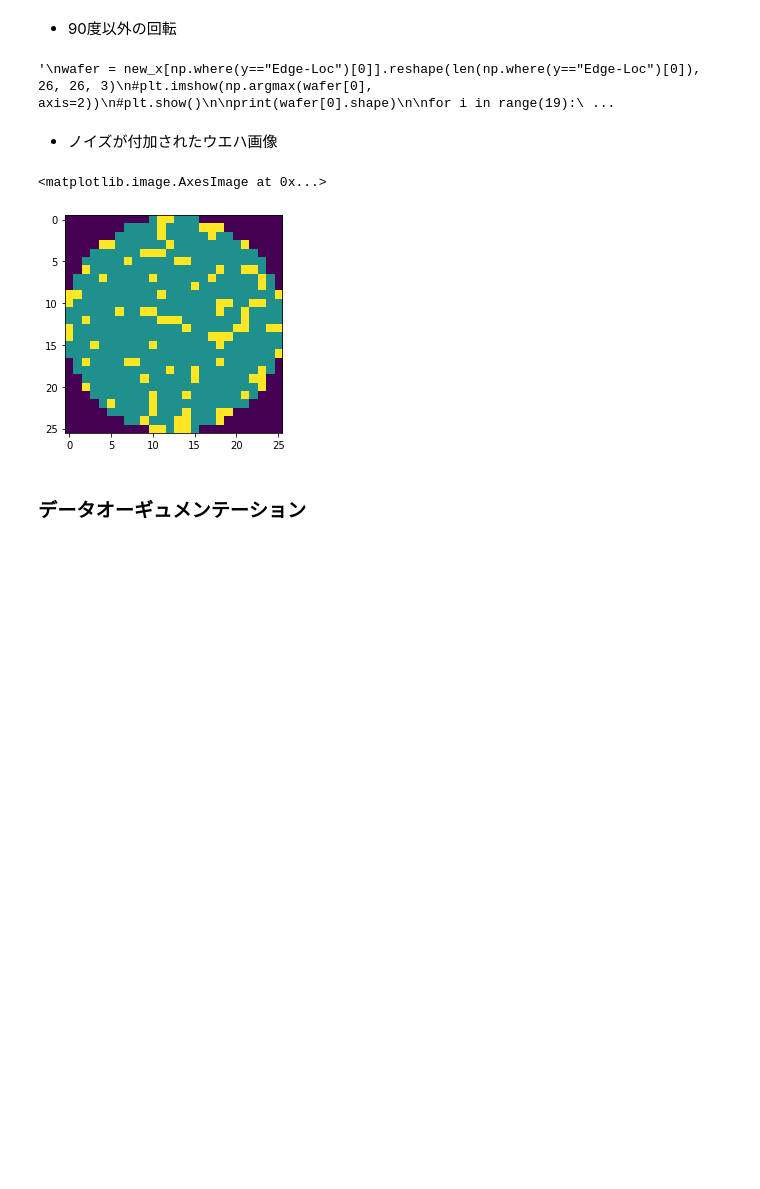
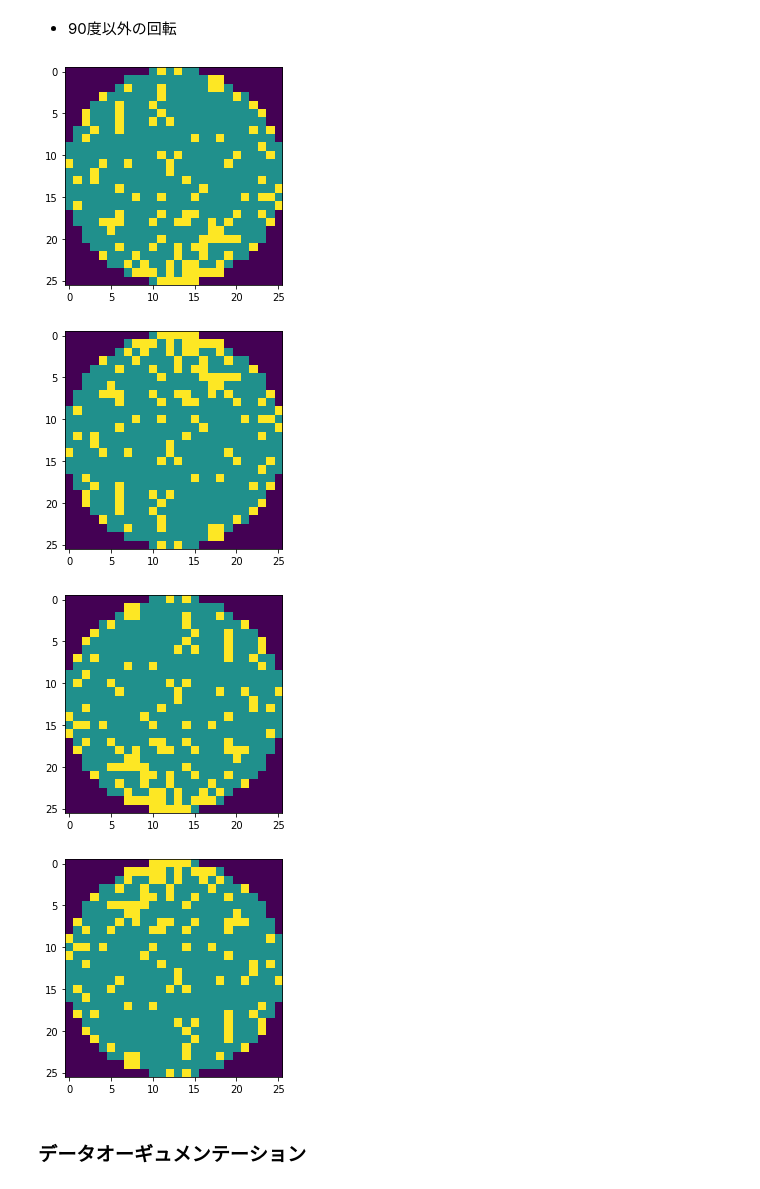
Before and after one commit to YukiOkazaki/wafermap, a Jupyter notebook: wafermap26x26_pre.ipynb, the cells around one changed output. Saved outputs shown, nothing was run; the diff lists cells and outputs as text; code cells hidden in the pictures; blank space fills up the shorter version.

```diff
--- a/wafermap26x26_pre.ipynb
+++ b/wafermap26x26_pre.ipynb
@@ -406,25 +441,26 @@ def rotation_pil_mask(img, degree):
 # %%
-'''
+
 wafer = new_x[np.where(y=="Edge-Loc")[0]].reshape(len(np.where(y=="Edge-Loc")[0]), 26, 26, 3)
-#plt.imshow(np.argmax(wafer[0], axis=2))
-#plt.show()
+plt.imshow(np.argmax(wafer[0], axis=2))
+plt.show()
 
-print(wafer[0].shape)
 
-for i in range(19):
-    rotation_pil_mask(wafer[0], i*20)
-'''
+# for i in range(19):
+#     rotation_pil_mask(wafer[0], i*20)
+
+plt.imshow(np.argmax(flip_pil_mask(wafer[0]), axis=2))
+plt.show()
+
+plt.imshow(np.argmax(mirror_pil_mask(wafer[0]), axis=2))
+plt.show()
+
+plt.imshow(np.argmax(flip_pil_mask(mirror_pil_mask(wafer[0])), axis=2))
+plt.show()
 # %% [output]
-'\nwafer = new_x[np.where(y=="Edge-Loc")[0]].reshape(len(np.where(y=="Edge-Loc")[0]), 26, 26, 3)\n#plt.imshow(np.argmax(wafer[0], axis=2))\n#plt.show()\n\nprint(wafer[0].shape)\n\nfor i in range(19):\ ...
+[figure, added]
+[figure, added]
+[figure, added]
+[figure, added]
-# %% [markdown]
-- ノイズが付加されたウエハ画像
-# %%
-# check new noised faulty wafer data
-noised_gen_x = np.argmax(decoder.predict(noised_encoded_x), axis=3)
-plt.imshow(noised_gen_x[3])
-# %% [output]
-<matplotlib.image.AxesImage at 0x...>
-[figure, removed]
 # %% [markdown]
 ### データオーギュメンテーション
 # %% [markdown]
```
Also changed, not shown: parts of 22 cells of this notebook.
